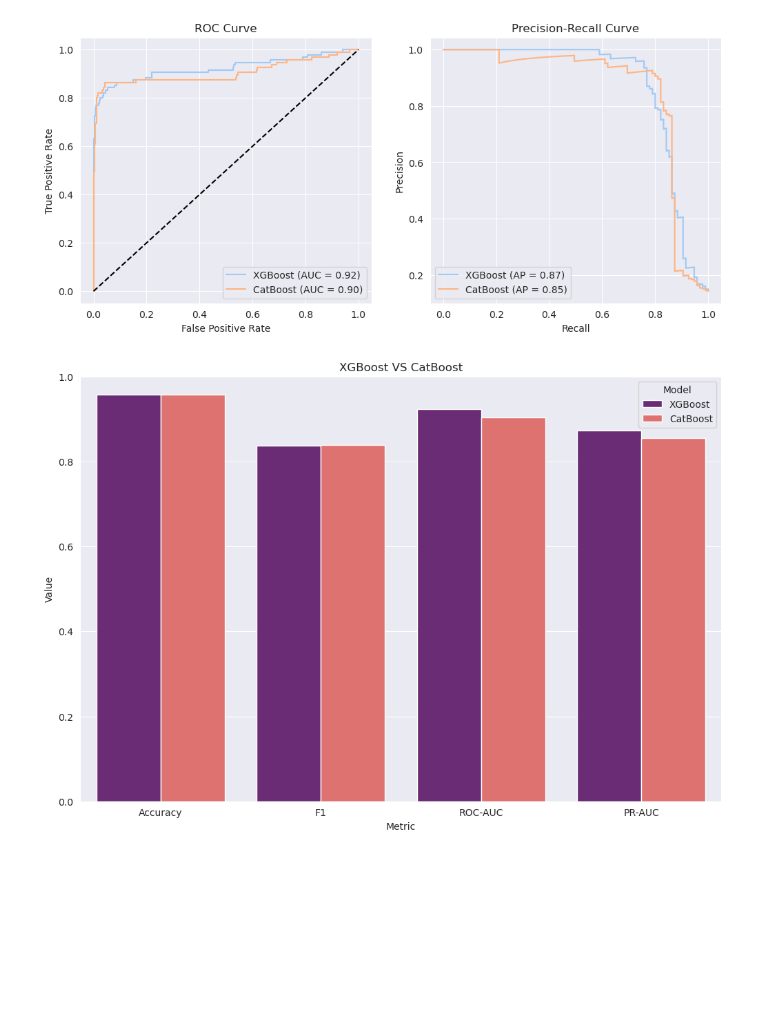
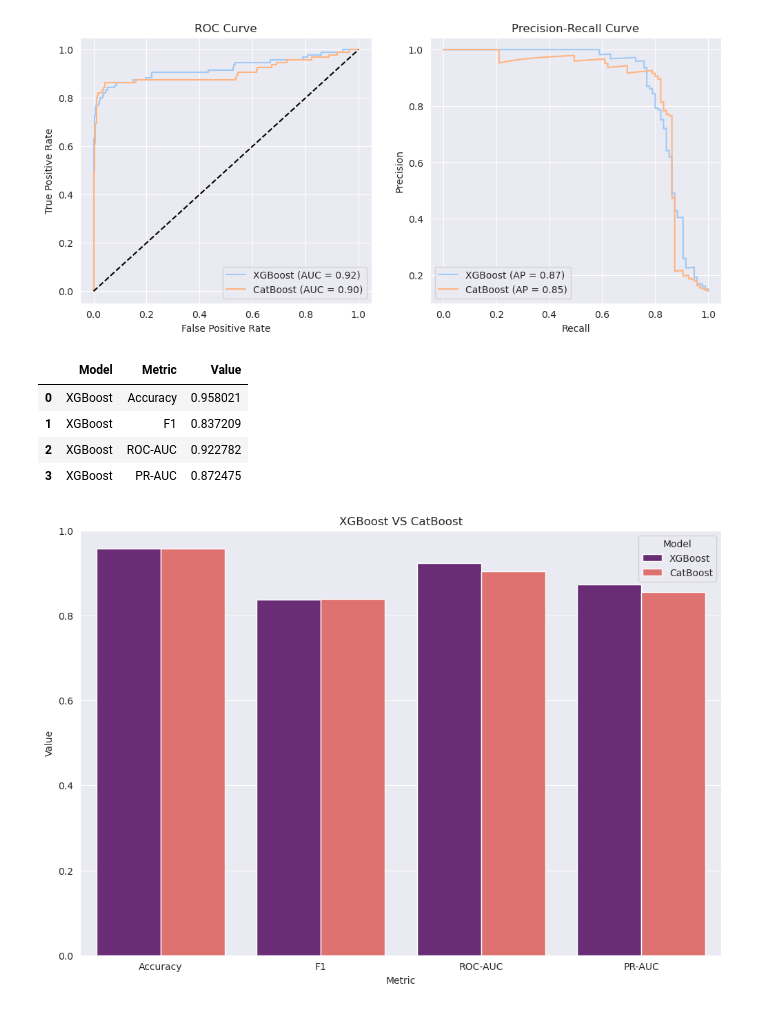
Before and after one commit to aeternnar/ml-churn-prediction, a Jupyter notebook: ml-churn-prediction.ipynb, the cells around one changed output. Cells and saved outputs as stored; diff of their text form; code cells hidden in the pictures; blank space fills up the shorter version.

```diff
--- a/ml-churn-prediction.ipynb
+++ b/ml-churn-prediction.ipynb
@@ -644,6 +644,14 @@ for name, y_pred, y_prob in results:
     ])
 # %%
 df_metrics = pd.DataFrame(metrics)
+# %%
+df_metrics[df_metrics['Model'] == 'XGBoost']
+# %% [output]
+|  | Model | Metric | Value |
+| 0 | XGBoost | Accuracy | 0.958021 |
+| 1 | XGBoost | F1 | 0.837209 |
+| 2 | XGBoost | ROC-AUC | 0.922782 |
+| 3 | XGBoost | PR-AUC | 0.872475 |
 # %%
 plt.figure(figsize=(12, 8))
 sns.barplot(data=df_metrics, x='Metric', y='Value', hue='Model', palette='magma')
```
Also changed, not shown: parts of 10 cells of this notebook, 10 other files.
